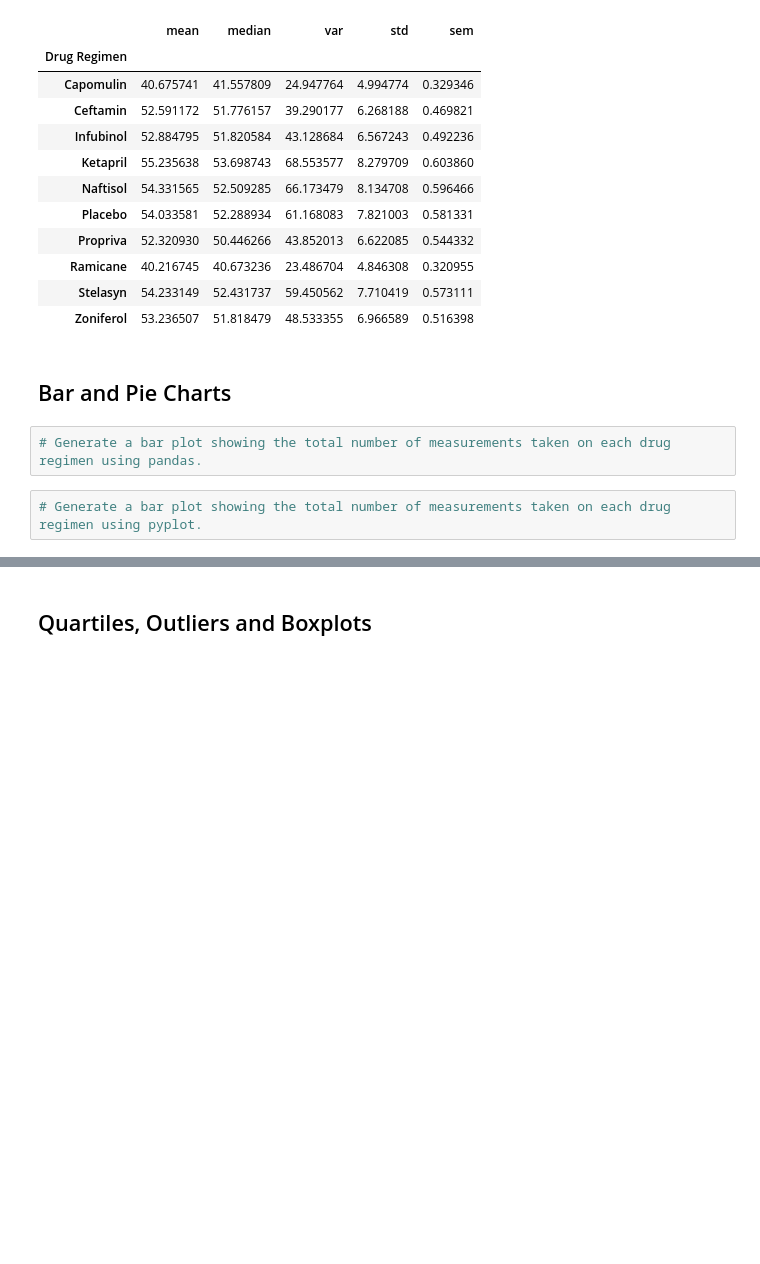
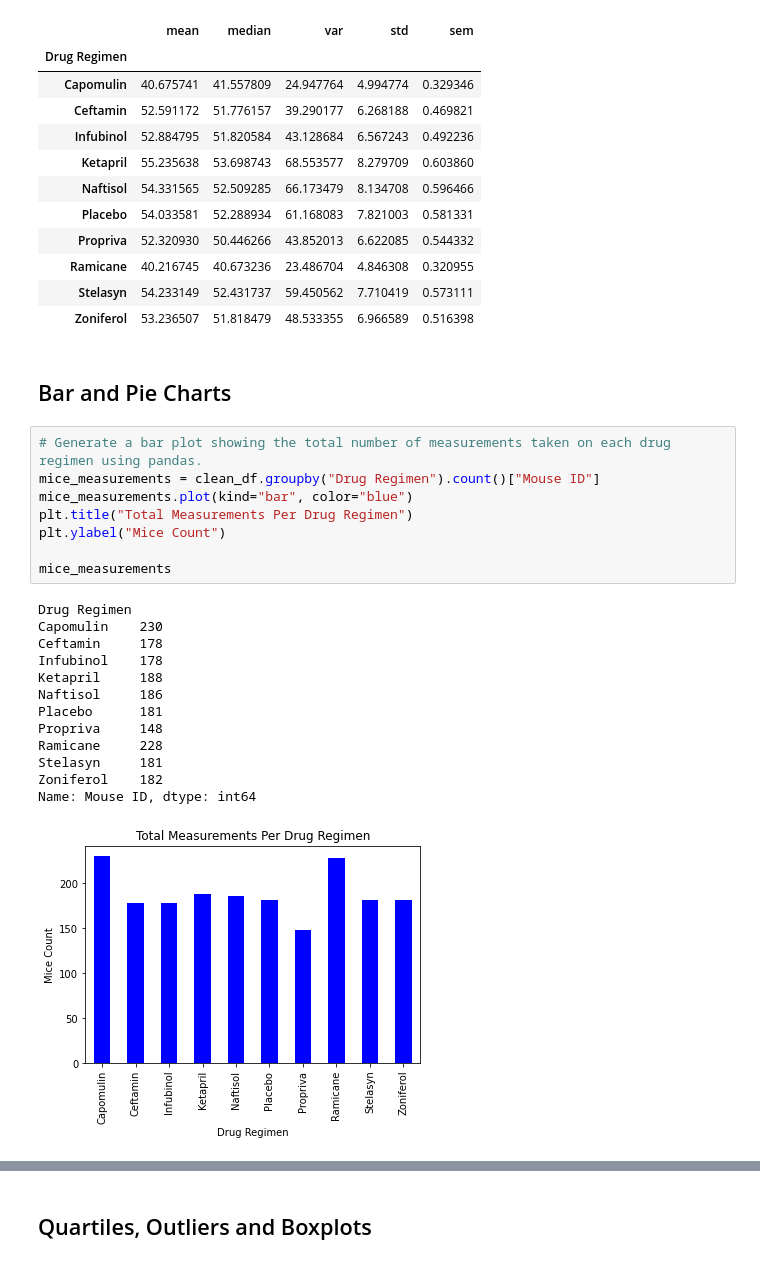
Before and after one commit to szig97/matplotlib-challenge, a Jupyter notebook: pymaceuticals.ipynb, the cells around one changed output, grey strips where cells are left out. Drawn from its saved outputs; the diff is of its cells as text; blank space fills up the shorter version.

Commit message:
adding bar and pie charts code

```diff
--- a/pymaceuticals.ipynb
+++ b/pymaceuticals.ipynb
@@ -135,5 +134,23 @@ summary_df_2
 ## Bar and Pie Charts
 # %%
 # Generate a bar plot showing the total number of measurements taken on each drug regimen using pandas.
+mice_measurements = clean_df.groupby("Drug Regimen").count()["Mouse ID"]
+mice_measurements.plot(kind="bar", color="blue")
+plt.title("Total Measurements Per Drug Regimen")
+plt.ylabel("Mice Count")
+
+mice_measurements
+# %% [output]
+Drug Regimen
+Capomulin    230
+Ceftamin     178
+Infubinol    178
+Ketapril     188
+Naftisol     186
+Placebo      181
+Propriva     148
+Ramicane     228
+Stelasyn     181
+Zoniferol    182
+Name: Mouse ID, dtype: int64
+[figure, added]
-# %%
-# Generate a bar plot showing the total number of measurements taken on each drug regimen using pyplot.
```
Also changed, not shown: parts of 7 cells of this notebook.
